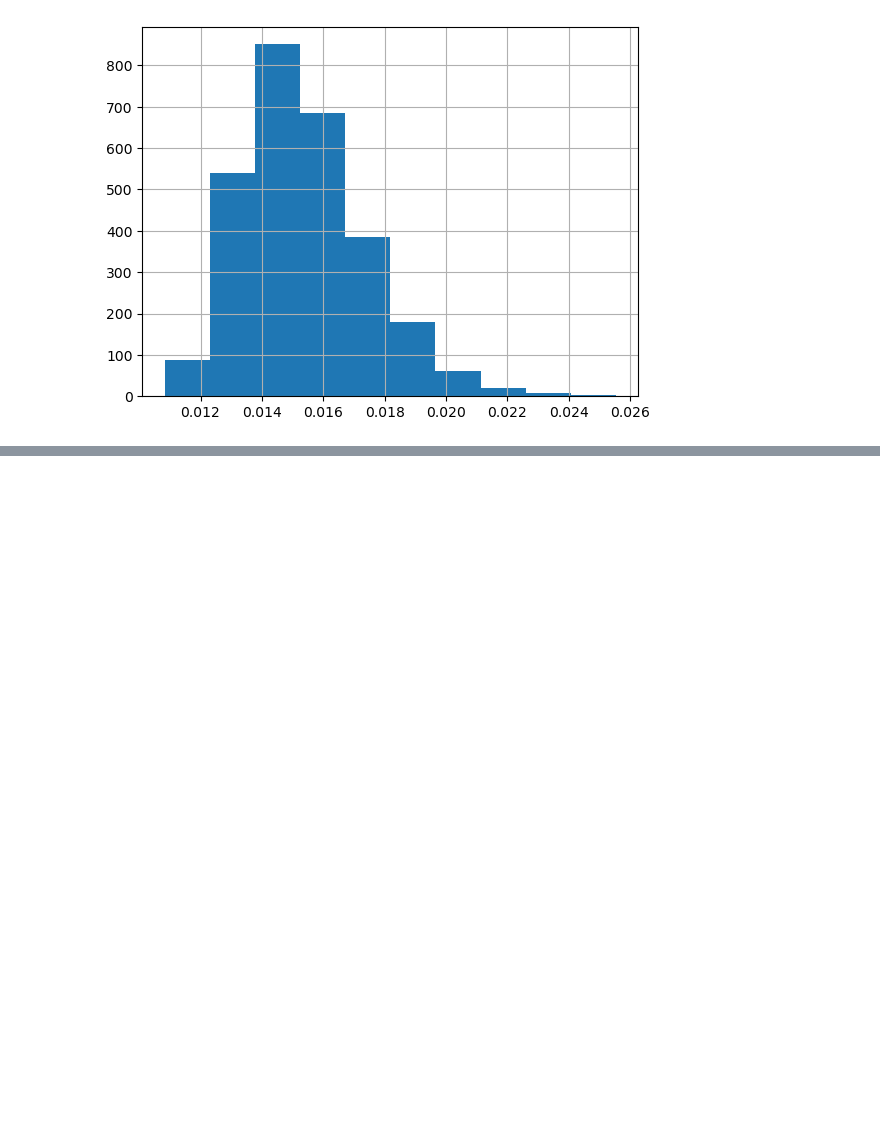
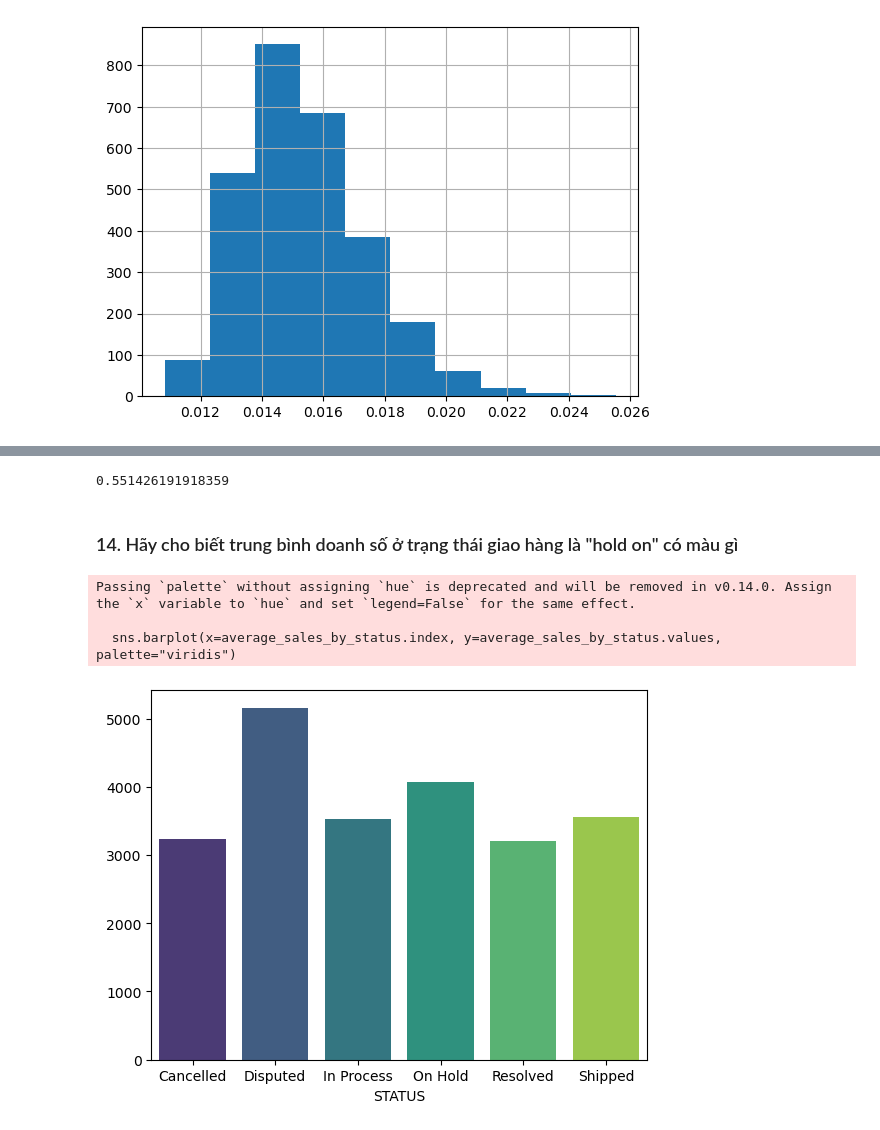
Before and after one commit to MaiDuyy/DuLieu1, a Jupyter notebook: demoGK.ipynb, the cells around one changed output, grey strips where cells are left out. Cells and saved outputs as stored; diff of their text form; code cells hidden in the pictures; blank space fills up the shorter version.

```diff
--- a/demoGK.ipynb
+++ b/demoGK.ipynb
@@ -146,0 +157,9 @@ plt.plot()
+# %%
+from scipy.stats import zscore
+df['SALES_ZSCORE'] = zscore(df['SALES'])
+
+# Tính giá trị Z-Score của 10000
+mean_sales = df['SALES'].mean()
+std_sales = df['SALES'].std()
+z_score_10000 = (10000 - mean_sales) / std_sales
+z_score_10000.round(2)
@@ -146,0 +183,12 @@ plt.plot()
+# %%
+import scipy.stats as stats
+
+# Tính độ lệch (skewness) của SALES ban đầu
+skewness_before = stats.skew(df['SALES'])
+
+# Tính độ lệch (skewness) sau khi áp dụng log transform
+df['SALES_LOG'] = np.log1p(df['SALES'])  # log1p(x) = log(1 + x), giúp tránh log(0)
+skewness_after = stats.skew(df['SALES_LOG'])
+
+# Xác định mức độ thay đổi của skewness
+skewness_before, skewness_after
@@ -146,0 +227,24 @@ plt.plot()
+# %%
+# Tính hệ số tương quan giữa QUANTITYORDERED và SALES
+correlation = df[['QUANTITYORDERED', 'SALES']].corr().iloc[0, 1]
+
+# Xác định mức độ tương quan
+correlation
+# %% [output]
+0.551426191918359
+# %% [markdown]
+### 14. Hãy cho biết trung bình doanh số ở trạng thái giao hàng là "hold on" có màu gì
+# %%
+
+average_sales_by_status = df.groupby('STATUS')['SALES'].mean()
+average_sales_by_status
+
+sns.barplot(x=average_sales_by_status.index, y=average_sales_by_status.values, palette="viridis")
+
+
+plt.show()
+# %% [output]
+Passing `palette` without assigning `hue` is deprecated and will be removed in v0.14.0. Assign the `x` variable to `hue` and set `legend=False` for the same effect.
+
+  sns.barplot(x=average_sales_by_status.index, y=average_sales_by_status.values, palette="viridis")
+[figure, added]
```
Also changed, not shown: parts of 8 cells of this notebook, 11 other files.
